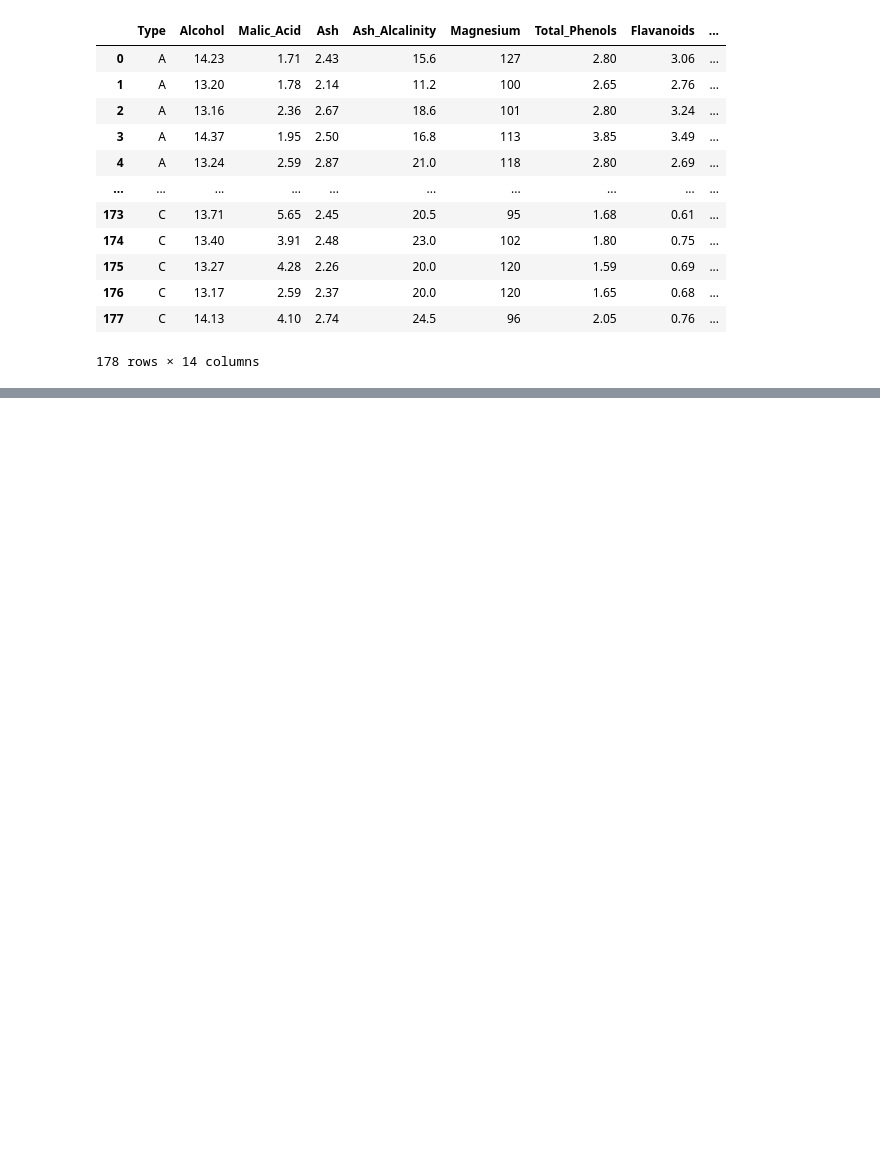
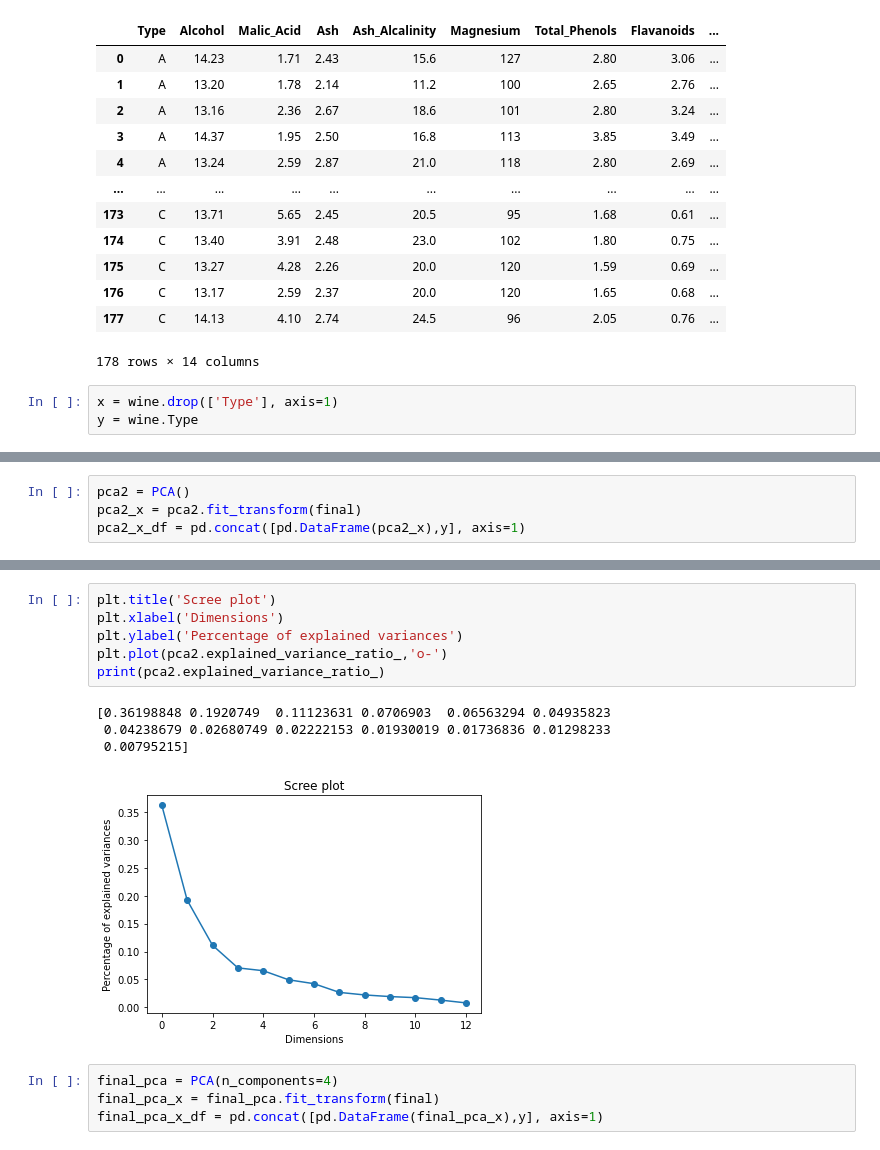
Before and after one commit to Jeong-JaeYoon/Today-I-Learned, a Jupyter notebook: 2022-1-MultivariateStatisticalAnalysisForDataMining/homework5.ipynb, the cells around one changed output, grey strips where cells are left out. Drawn from its saved outputs; the diff is of its cells as text; blank space fills up the shorter version.

```diff
--- a/2022-1-MultivariateStatisticalAnalysisForDataMining/homework5.ipynb
+++ b/2022-1-MultivariateStatisticalAnalysisForDataMining/homework5.ipynb
@@ -22,3 +22,6 @@ wine
 | 176 | C | 13.17 | 2.59 | 2.37 | 20.0 | 120 | 1.65 | 0.68 | ... |
 | 177 | C | 14.13 | 4.10 | 2.74 | 24.5 | 96 | 2.05 | 0.76 | ... |
 178 rows × 14 columns
+# %%
+x = wine.drop(['Type'], axis=1)
+y = wine.Type
@@ -24,0 +114,4 @@ wine
+# %%
+pca2 = PCA()
+pca2_x = pca2.fit_transform(final)
+pca2_x_df = pd.concat([pd.DataFrame(pca2_x),y], axis=1)
@@ -24,0 +134,15 @@ wine
+# %%
+plt.title('Scree plot')
+plt.xlabel('Dimensions')
+plt.ylabel('Percentage of explained variances')
+plt.plot(pca2.explained_variance_ratio_,'o-')
+print(pca2.explained_variance_ratio_)
+# %% [output]
+[0.36198848 0.1920749  0.11123631 0.0706903  0.06563294 0.04935823
+ 0.04238679 0.02680749 0.02222153 0.01930019 0.01736836 0.01298233
+ 0.00795215]
+[figure, added]
+# %%
+final_pca = PCA(n_components=4)
+final_pca_x = final_pca.fit_transform(final)
+final_pca_x_df = pd.concat([pd.DataFrame(final_pca_x),y], axis=1)
```
Also changed, not shown: parts of 11 cells of this notebook.
